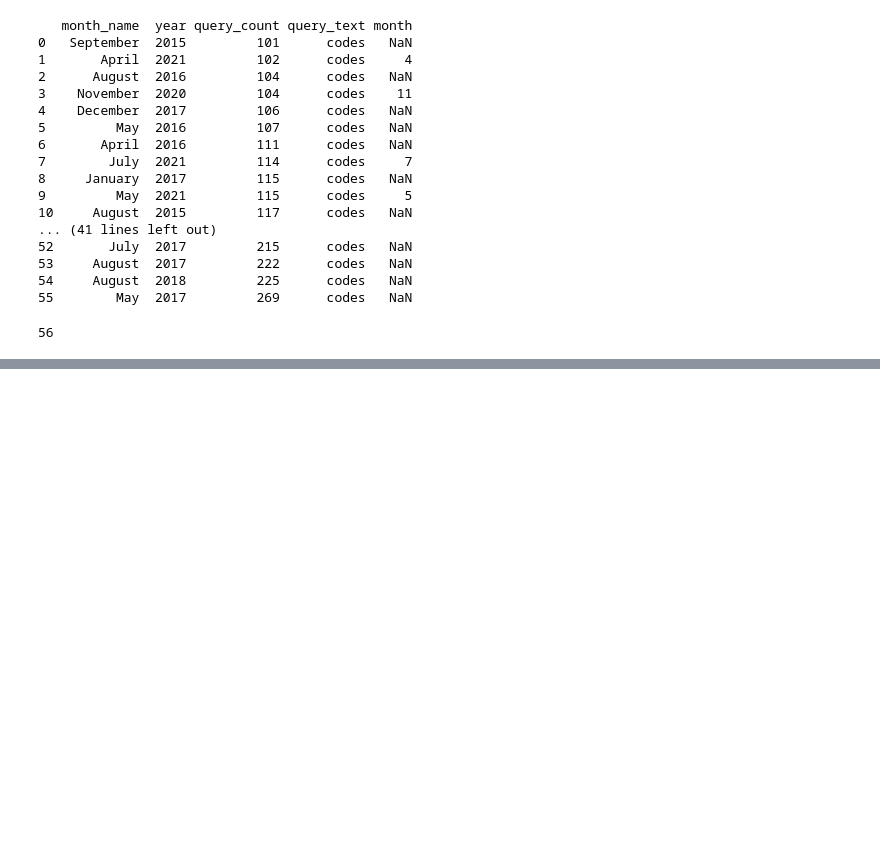
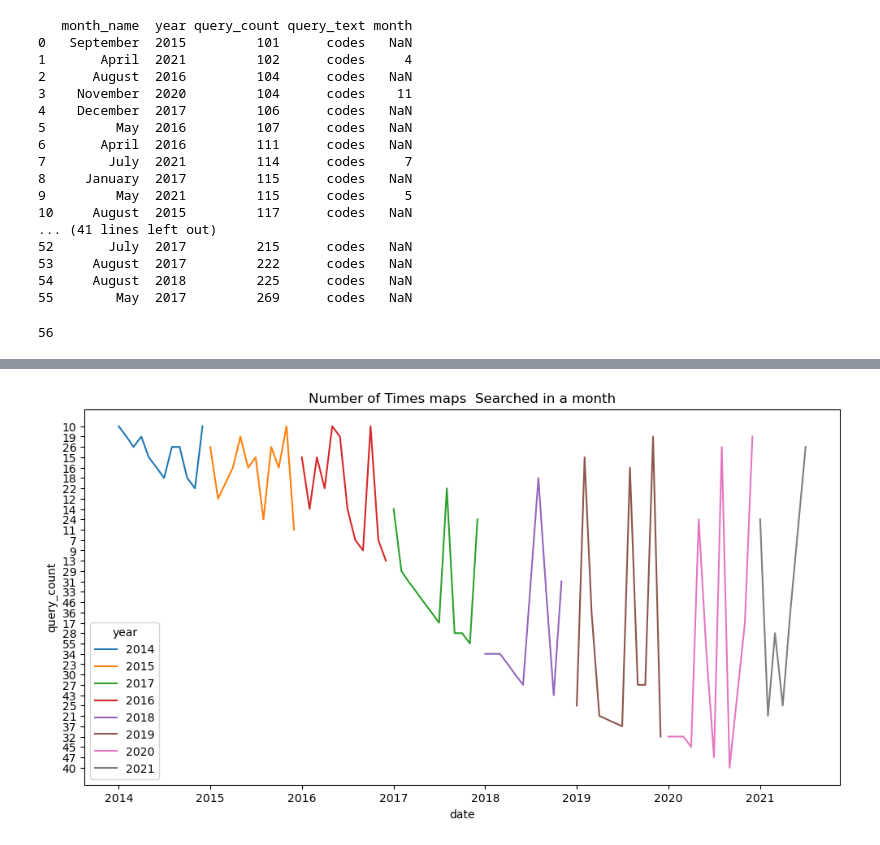
Before and after one commit to NSS-Data-Analytics-Cohort-10/api-Eliab16, a Jupyter notebook: notebooks/SOCRATA API.ipynb, the cells around one changed output, grey strips where cells are left out. Saved outputs shown, nothing was run; the diff lists cells and outputs as text; code cells hidden in the pictures; blank space fills up the shorter version.

```diff
--- a/notebooks/SOCRATA API.ipynb
+++ b/notebooks/SOCRATA API.ipynb
@@ -277,0 +208,2 @@ len(n_rows)
+# %%
+search_500['month'] = search_500['month'].astype(str)
@@ -277,0 +220,3 @@ len(n_rows)
+# %%
+search_500['date'] = pd.to_datetime(search_500.month_name.astype(str) + '/' + search_500.year.astype(str), format='%B/%Y')
+print(search_500['date'])
@@ -277,0 +236,10 @@ len(n_rows)
+# %%
+plt.figure(figsize=(12,6))
+sns.lineplot(data=search_500,x='date',y='query_count',hue='year')
+plt.title('Number of Times maps  Searched in a month')
+# plt.xlable('year')
+plt.ylabel('query_count')
+# pltxticks(rotation=45)
+plt.show()
+# %% [output]
+[figure, added]
```
Also changed, not shown: parts of 40 cells of this notebook.
